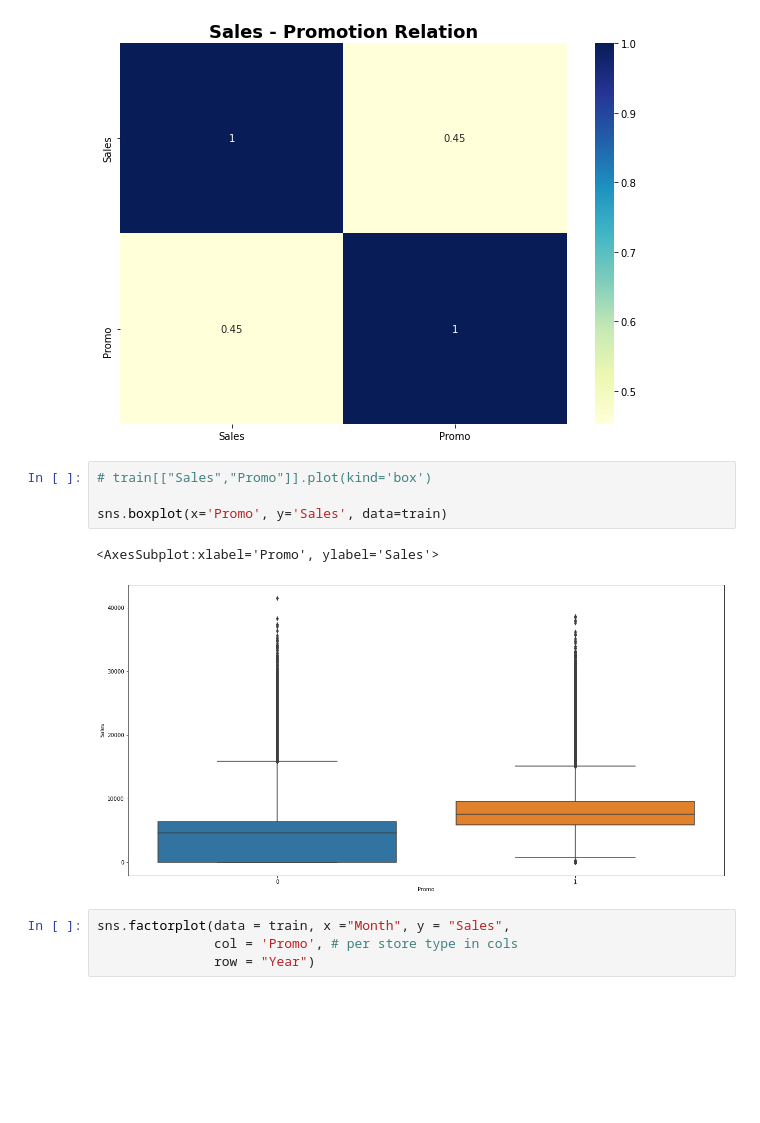
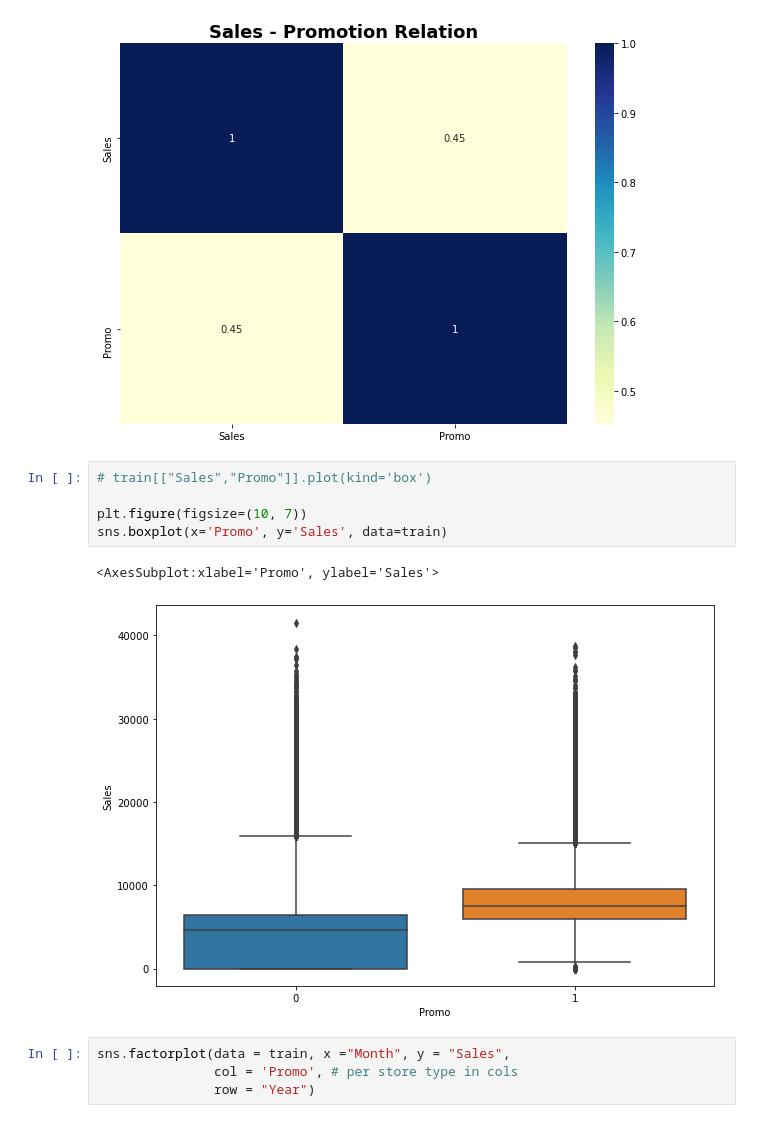
Before and after one commit to SameC137/Rosmann_Sales, a Jupyter notebook: notebooks/DataExploration.ipynb, the cells around one changed output. Drawn from its saved outputs; the diff is of its cells as text; blank space fills up the shorter version.

```diff
--- a/notebooks/DataExploration.ipynb
+++ b/notebooks/DataExploration.ipynb
@@ -281,10 +304,11 @@ Text(0.5, 1.0, 'Sales - Promotion Relation')
 # %%
 # train[["Sales","Promo"]].plot(kind='box')
 
+plt.figure(figsize=(10, 7))
 sns.boxplot(x='Promo', y='Sales', data=train)
 # %% [output]
 <AxesSubplot:xlabel='Promo', ylabel='Sales'>
-[figure, old version]
+[figure, new version]
 # %%
 sns.factorplot(data = train, x ="Month", y = "Sales",
                col = 'Promo', # per store type in cols
```
Also changed, not shown: parts of 14 cells of this notebook.
